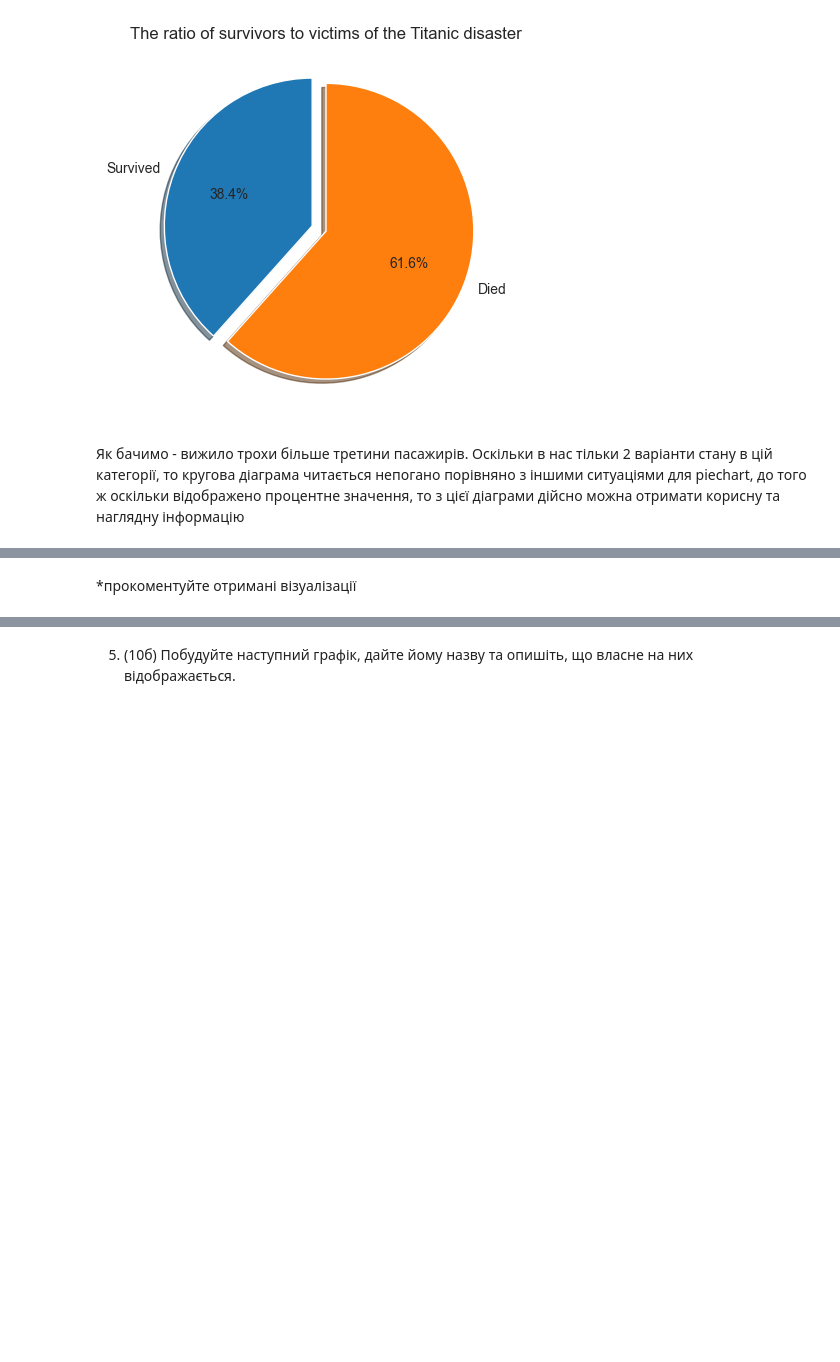
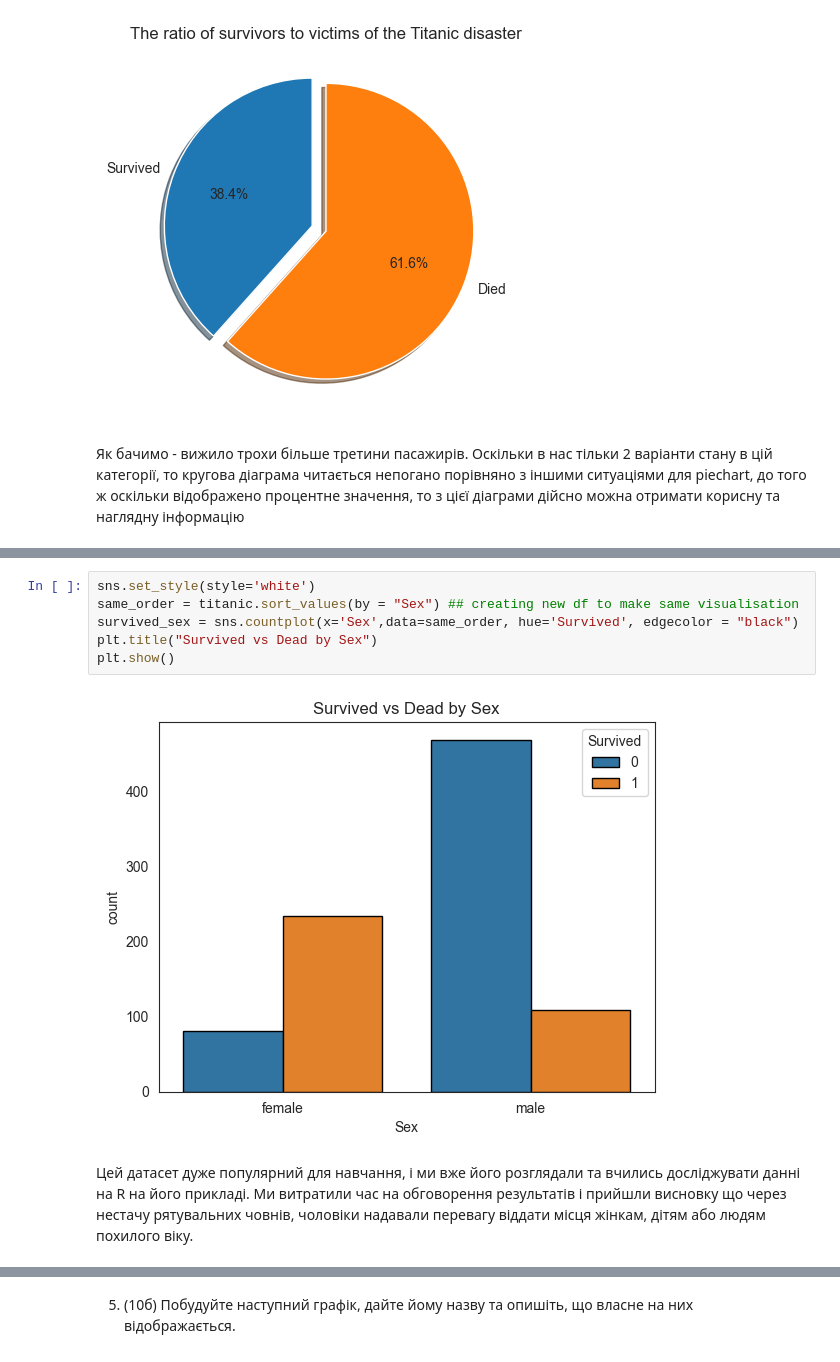
Before and after one commit to 1wannabebetter1/BD-and-DS-Prac1, a Jupyter notebook: python_practice_10_Vitisk_V.ipynb, the cells around one changed output, grey strips where cells are left out. Cells and saved outputs as stored; diff of their text form; blank space fills up the shorter version.

```diff
--- a/python_practice_10_Vitisk_V.ipynb
+++ b/python_practice_10_Vitisk_V.ipynb
@@ -68,8 +70,16 @@ plt.show()
 
 
 ![image.png](embedded-picture-1)
-# %% [markdown]
-*прокоментуйте отримані візуалізації
+# %%
+sns.set_style(style='white')
+same_order = titanic.sort_values(by = "Sex") ## creating new df to make same visualisation
+survived_sex = sns.countplot(x='Sex',data=same_order, hue='Survived', edgecolor = "black")
+plt.title("Survived vs Dead by Sex")
+plt.show()
+# %% [output]
+[figure, added]
+# %% [markdown]
+Цей датасет дуже популярний для навчання, і ми вже його розглядали та вчились досліджувати данні на R на його прикладі. Ми витратили час на обговорення результатів і прийшли висновку що через нестачу рятувальних човнів, чоловіки надавали перевагу віддати місця жінкам, дітям або людям похилого віку.
 # %% [markdown]
 4. (20б) Відобразіть кількість пропущених значень в датасеті по кожній із змінних.
 
```
Also changed, not shown: parts of 15 cells of this notebook.
